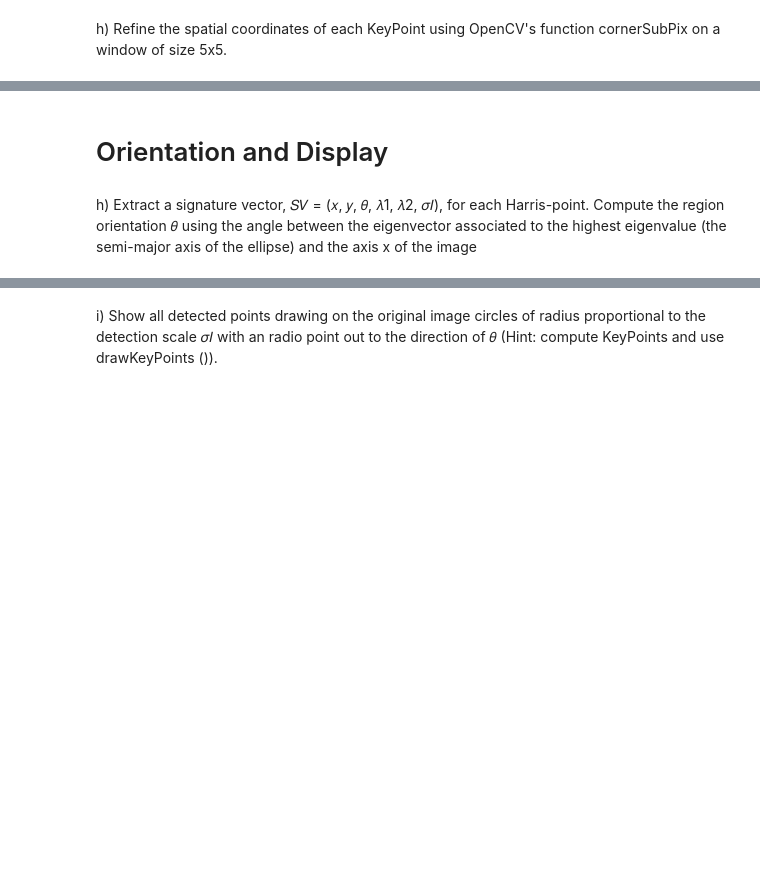
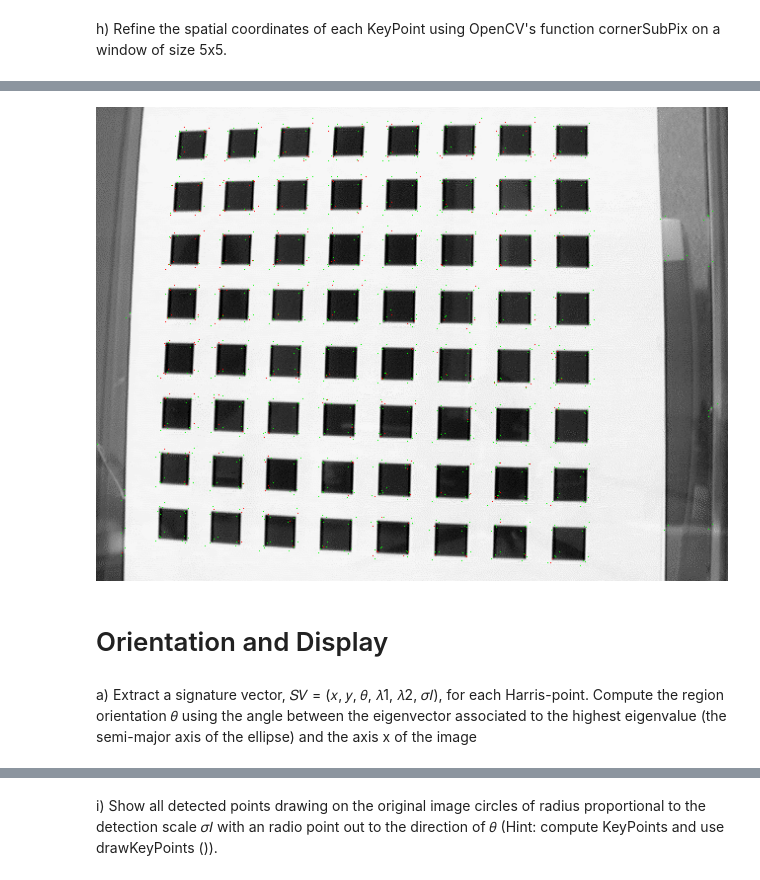
Before and after one commit to RoseSarlake/Computer-Vision, a Jupyter notebook: CV_Assignment2.ipynb, the cells around one changed output, grey strips where cells are left out. Cells and saved outputs as stored; diff of their text form; code cells hidden in the pictures; blank space fills up the shorter version.

```diff
--- a/CV_Assignment2.ipynb
+++ b/CV_Assignment2.ipynb
@@ -355,5 +368,21 @@ h) Refine the spatial coordinates of each KeyPoint using OpenCV's function corne
+# %%
+# show the result
+# This plot idea is from "OpenCV-Python-Tutroals.readthedocs.io" https://opencv-python-tutroals.readthedocs.io/en/latest/py_tutorials/py_feature2d/py_features_harris/py_features_harris.html
+
+# copy the image1 as working image "img_refine"
+img_refine = img1.copy()
+# stack mypoint list and the refind point list in sequence horizontally
+res = np.hstack((loc_arr,corners))
+res = np.int0(res)
+# the points in my "loc_arr" are shown as red dot
+img_refine[res[:,0],res[:,1]]=[0,0,255]
+# the refined points from cornerSubPix are shown as green dot
+img_refine[res[:,2],res[:,3]] = [0,255,0]
+cv2_imshow(img_refine)
+# %% [output]
+[figure, added]
 # %% [markdown]
 # Orientation and Display
 # %% [markdown]
-h) Extract a signature vector, 𝑆𝑉 = (𝑥, 𝑦, 𝜃, 𝜆1, 𝜆2, 𝜎𝐼), for each Harris-point. Compute the
+a) Extract a signature vector, 𝑆𝑉 = (𝑥, 𝑦, 𝜃, 𝜆1, 𝜆2, 𝜎𝐼), for each Harris-point. Compute the
 region orientation 𝜃 using the angle between the eigenvector associated to the highest eigenvalue (the semi-major axis of the ellipse) and the axis x of the image
```
Also changed, not shown: parts of 16 cells of this notebook.
